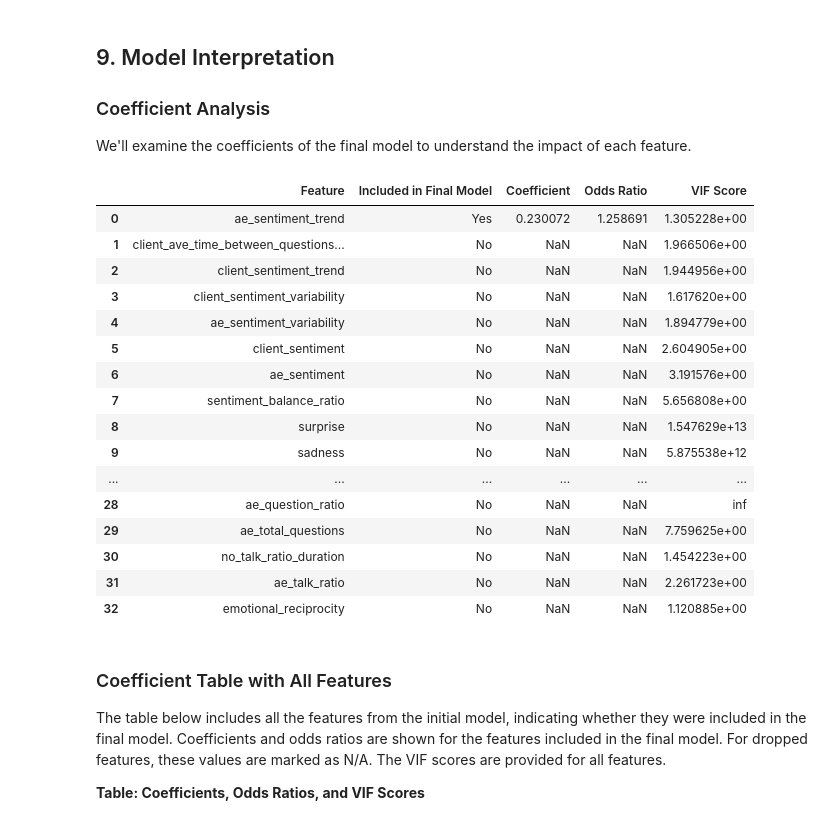
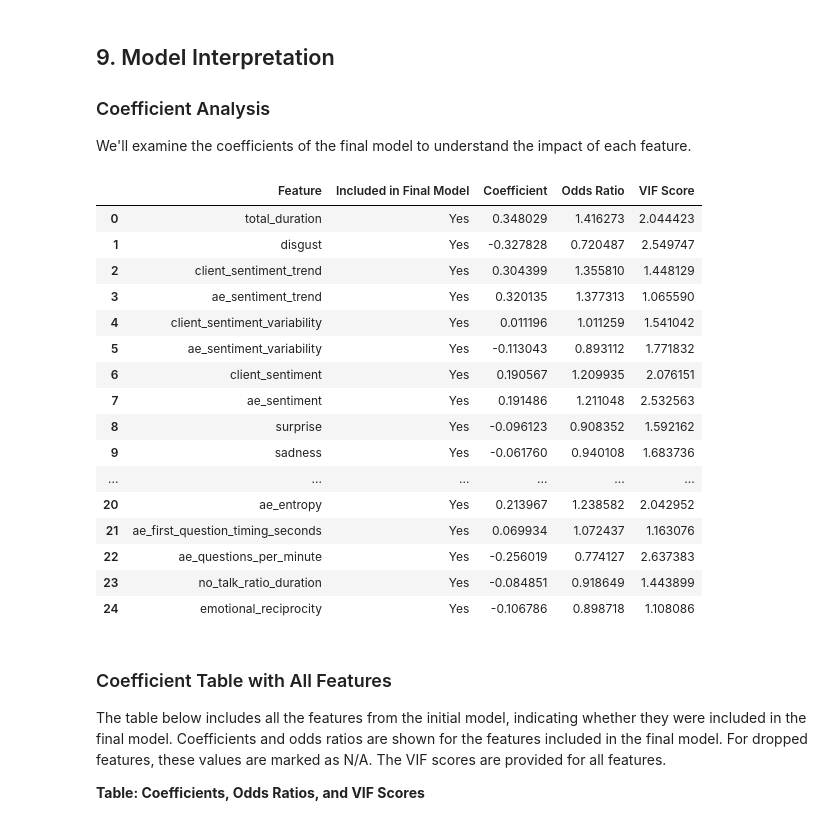
Before and after one commit to MyamazonguyGithub/sales-meetings-report, a Jupyter notebook: nb_fireflies_data_analysis.ipynb, the cells around one changed output. Drawn from its saved outputs; the diff is of its cells as text; code cells hidden in the pictures.

```diff
--- a/nb_fireflies_data_analysis.ipynb
+++ b/nb_fireflies_data_analysis.ipynb
@@ -380,8 +411,8 @@ To further refine the model, we'll perform feature selection using Recursive Fea
 # Initialize logistic regression with L1 penalty
 log_reg_lasso = LogisticRegression(penalty='l1', solver='liblinear', max_iter=1000)
 
-# Fit the model
-log_reg_lasso.fit(X_train_reduced, y_train)
+# Fit the model on the SMOTE-balanced reduced training data
+log_reg_lasso.fit(X_train_reduced_smote, y_train_smote)
 
 # Get the coefficients
 lasso_coefficients = pd.DataFrame({
@@ -390,5 +421,5 @@ lasso_coefficients = pd.DataFrame({
 })
 
 # Identify selected features
-selected_features_lasso = lasso_coefficients[lasso_coefficients['Coefficient'] != 0]['Feature'].tolist()
-print("Selected features using Lasso:", selected_features_lasso)
+selected_features = lasso_coefficients[lasso_coefficients['Coefficient'] != 0]['Feature'].tolist()
+print(f"Selected {len(selected_features)} features using Lasso: {selected_features}")
@@ -395,20 +427,0 @@ print("Selected features using Lasso:", selected_features_lasso)
-# %%
-from sklearn.feature_selection import RFECV
-
-# Initialize the logistic regression model with regularization
-log_reg_rfe = LogisticRegression(penalty='l2', solver='lbfgs', max_iter=1000)
-
-# Initialize RFECV with a smaller step size
-rfecv = RFECV(
-    estimator=log_reg_rfe,
-    step=1,
-    cv=10,  # Increase from 5 to 10 folds
-    scoring='accuracy',
-    n_jobs=-1
-)
-
-
-# Fit RFECV on the reduced training data
-rfecv.fit(X_train_reduced, y_train)
-
-print(f"Optimal number of features: {rfecv.n_features_}")
@@ -417,5 +427,0 @@ Optimal number of features: 1
-# %%
-# Selected features
-selected_features = X_train_reduced.columns[rfecv.support_].tolist()
-print("Selected features after RFECV:")
-print(selected_features)
@@ -431,11 +434,14 @@ We'll fit the logistic regression model using only the selected features.
 X_train_final = X_train_reduced[selected_features]
 X_test_final = X_test_reduced[selected_features]
 
+# Apply SMOTE to the final training data
+X_train_final_smote, y_train_smote = smote.fit_resample(X_train_final, y_train)
+
 # Initialize the logistic regression model with regularization
 final_model = LogisticRegression(penalty='l2', solver='lbfgs', max_iter=1000)
 
 # Fit the final model
-final_model.fit(X_train_final, y_train)
+final_model.fit(X_train_final_smote, y_train_smote)
 # %% [output]
 LogisticRegression(max_iter=1000)
 # %% [markdown]
@@ -519,52 +530,53 @@ coefficients['Odds Ratio'] = np.exp(coefficients['Coefficient'])
 coefficients['Included in Final Model'] = 'Yes'
 
 # For features that were dropped, set coefficients and odds ratios to NaN
-dropped_features = [feature for feature in X_train.columns if feature not in selected_features]
+all_features = X_train.columns.tolist()
+dropped_features = [feature for feature in all_features if feature not in selected_features]
 
 # Create a DataFrame for dropped features
 dropped_df = pd.DataFrame({
     'Feature': dropped_features,
     'Coefficient': [np.nan]*len(dropped_features),
     'Odds Ratio': [np.nan]*len(dropped_features),
     'Included in Final Model': 'No'
 })
 
 # Combine the coefficients of included and dropped features
 all_features_df = pd.concat([coefficients, dropped_df], ignore_index=True)
 
 # Merge with VIF values
 # Rename VIF column for clarity
 vif_df_initial.rename(columns={'VIF': 'VIF Score'}, inplace=True)
 
 # Merge VIFs with all_features_df
 all_features_df = all_features_df.merge(vif_df_initial[['Feature', 'VIF Score']], on='Feature', how='left')
 
 # Sort the DataFrame for better readability
 all_features_df.sort_values(by='Included in Final Model', ascending=False, inplace=True)
 
 # Reset index
 all_features_df.reset_index(drop=True, inplace=True)
 
 # Display the final table
 all_features_df[['Feature', 'Included in Final Model', 'Coefficient', 'Odds Ratio', 'VIF Score']]
 # %% [output]
 |  | Feature | Included in Final Model | Coefficient | Odds Ratio | VIF Score |
-| 0 | ae_sentiment_trend | Yes | 0.230072 | 1.258691 | 1.305228e+00 |
-| 1 | client_ave_time_between_questions... | No | NaN | NaN | 1.966506e+00 |
-| 2 | client_sentiment_trend | No | NaN | NaN | 1.944956e+00 |
-| 3 | client_sentiment_variability | No | NaN | NaN | 1.617620e+00 |
-| 4 | ae_sentiment_variability | No | NaN | NaN | 1.894779e+00 |
-| 5 | client_sentiment | No | NaN | NaN | 2.604905e+00 |
-| 6 | ae_sentiment | No | NaN | NaN | 3.191576e+00 |
-| 7 | sentiment_balance_ratio | No | NaN | NaN | 5.656808e+00 |
-| 8 | surprise | No | NaN | NaN | 1.547629e+13 |
-| 9 | sadness | No | NaN | NaN | 5.875538e+12 |
+| 0 | total_duration | Yes | 0.348029 | 1.416273 | 2.044423 |
+| 1 | disgust | Yes | -0.327828 | 0.720487 | 2.549747 |
+| 2 | client_sentiment_trend | Yes | 0.304399 | 1.355810 | 1.448129 |
+| 3 | ae_sentiment_trend | Yes | 0.320135 | 1.377313 | 1.065590 |
+| 4 | client_sentiment_variability | Yes | 0.011196 | 1.011259 | 1.541042 |
+| 5 | ae_sentiment_variability | Yes | -0.113043 | 0.893112 | 1.771832 |
+| 6 | client_sentiment | Yes | 0.190567 | 1.209935 | 2.076151 |
+| 7 | ae_sentiment | Yes | 0.191486 | 1.211048 | 2.532563 |
+| 8 | surprise | Yes | -0.096123 | 0.908352 | 1.592162 |
+| 9 | sadness | Yes | -0.061760 | 0.940108 | 1.683736 |
 | ... | ... | ... | ... | ... | ... |
-| 28 | ae_question_ratio | No | NaN | NaN | inf |
-| 29 | ae_total_questions | No | NaN | NaN | 7.759625e+00 |
-| 30 | no_talk_ratio_duration | No | NaN | NaN | 1.454223e+00 |
-| 31 | ae_talk_ratio | No | NaN | NaN | 2.261723e+00 |
-| 32 | emotional_reciprocity | No | NaN | NaN | 1.120885e+00 |
+| 20 | ae_entropy | Yes | 0.213967 | 1.238582 | 2.042952 |
+| 21 | ae_first_question_timing_seconds | Yes | 0.069934 | 1.072437 | 1.163076 |
+| 22 | ae_questions_per_minute | Yes | -0.256019 | 0.774127 | 2.637383 |
+| 23 | no_talk_ratio_duration | Yes | -0.084851 | 0.918649 | 1.443899 |
+| 24 | emotional_reciprocity | Yes | -0.106786 | 0.898718 | 1.108086 |
 # %% [markdown]
 ### Coefficient Table with All Features
 
```
Also changed, not shown: parts of 40 cells of this notebook, 2 other files.
